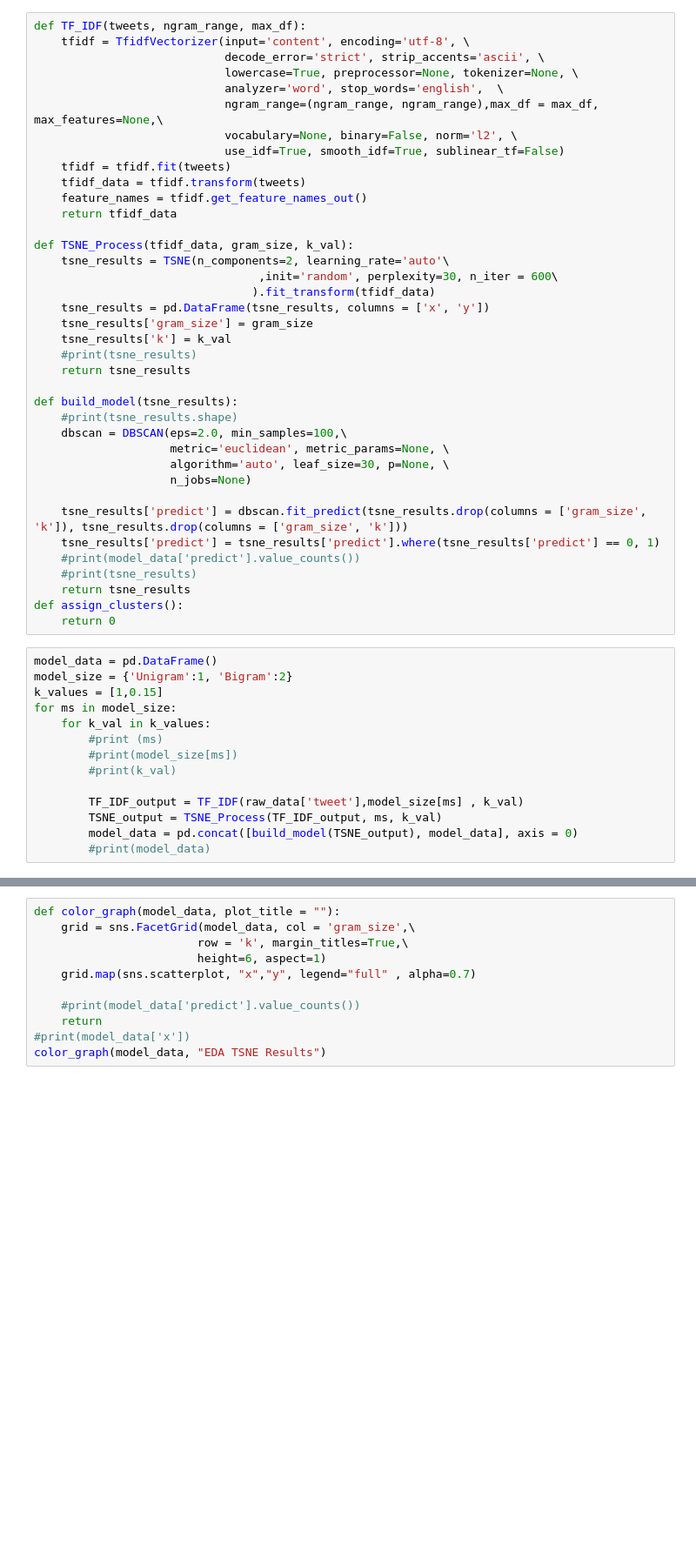
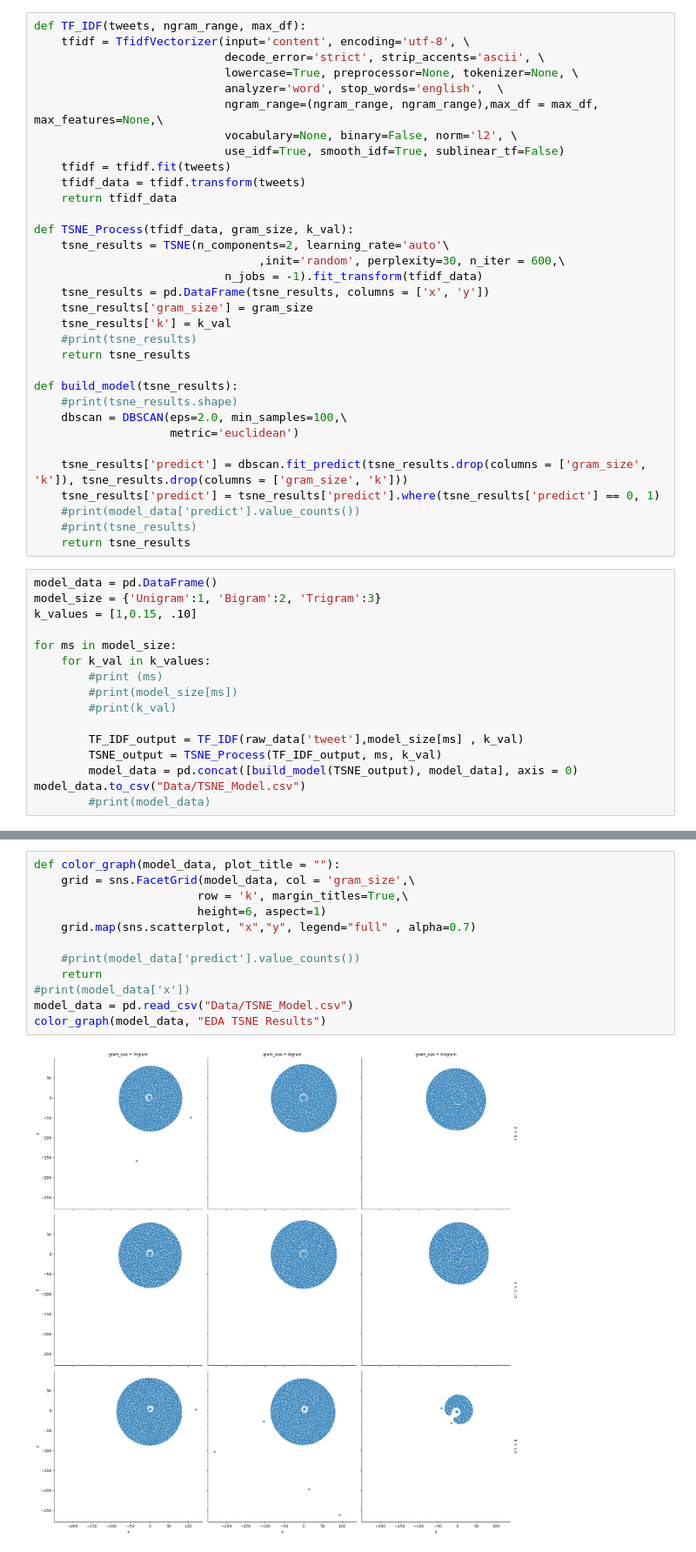
Before and after one commit to isaac1987a/Unsupervised-Learning-Final, a Jupyter notebook: Hate Speach Detection.ipynb, the cells around one changed output, grey strips where cells are left out. Shown at 87% size. Saved outputs shown, nothing was run; the diff lists cells and outputs as text; blank space fills up the shorter version.

```diff
--- a/Hate Speach Detection.ipynb
+++ b/Hate Speach Detection.ipynb
@@ -220,13 +225,12 @@ def TF_IDF(tweets, ngram_range, max_df):
                             use_idf=True, smooth_idf=True, sublinear_tf=False)
     tfidf = tfidf.fit(tweets)
     tfidf_data = tfidf.transform(tweets)
-    feature_names = tfidf.get_feature_names_out()
     return tfidf_data
 
 def TSNE_Process(tfidf_data, gram_size, k_val):
     tsne_results = TSNE(n_components=2, learning_rate='auto'\
-                                 ,init='random', perplexity=30, n_iter = 600\
-                                ).fit_transform(tfidf_data)
+                                 ,init='random', perplexity=30, n_iter = 600,\
+                            n_jobs = -1).fit_transform(tfidf_data)
     tsne_results = pd.DataFrame(tsne_results, columns = ['x', 'y'])
     tsne_results['gram_size'] = gram_size
     tsne_results['k'] = k_val
@@ -236,21 +240,18 @@ def TSNE_Process(tfidf_data, gram_size, k_val):
 def build_model(tsne_results):
     #print(tsne_results.shape)
     dbscan = DBSCAN(eps=2.0, min_samples=100,\
-                    metric='euclidean', metric_params=None, \
-                    algorithm='auto', leaf_size=30, p=None, \
-                    n_jobs=None)
+                    metric='euclidean')
 
     tsne_results['predict'] = dbscan.fit_predict(tsne_results.drop(columns = ['gram_size', 'k']), tsne_results.drop(columns = ['gram_size', 'k']))
     tsne_results['predict'] = tsne_results['predict'].where(tsne_results['predict'] == 0, 1)
     #print(model_data['predict'].value_counts())
     #print(tsne_results)
     return tsne_results
-def assign_clusters():
-    return 0
 # %%
 model_data = pd.DataFrame()
-model_size = {'Unigram':1, 'Bigram':2}
-k_values = [1,0.15]
+model_size = {'Unigram':1, 'Bigram':2, 'Trigram':3}
+k_values = [1,0.15, .10]
+
 for ms in model_size:
     for k_val in k_values:
         #print (ms)
@@ -260,4 +261,5 @@ for ms in model_size:
         TF_IDF_output = TF_IDF(raw_data['tweet'],model_size[ms] , k_val)
         TSNE_output = TSNE_Process(TF_IDF_output, ms, k_val)
         model_data = pd.concat([build_model(TSNE_output), model_data], axis = 0)
+model_data.to_csv("Data/TSNE_Model.csv")
         #print(model_data)
@@ -266,14 +266,17 @@ KeyboardInterrupt:
 # %%
 def color_graph(model_data, plot_title = ""):
     grid = sns.FacetGrid(model_data, col = 'gram_size',\
                         row = 'k', margin_titles=True,\
                         height=6, aspect=1)
     grid.map(sns.scatterplot, "x","y", legend="full" , alpha=0.7)
 
     #print(model_data['predict'].value_counts())
     return
 #print(model_data['x'])
+model_data = pd.read_csv("Data/TSNE_Model.csv")
 color_graph(model_data, "EDA TSNE Results")
+# %% [output]
+[figure, added]
 # %% [markdown]
 ## TSNE Results
 
```
Also changed, not shown: parts of 20 cells of this notebook, 10 other files.
